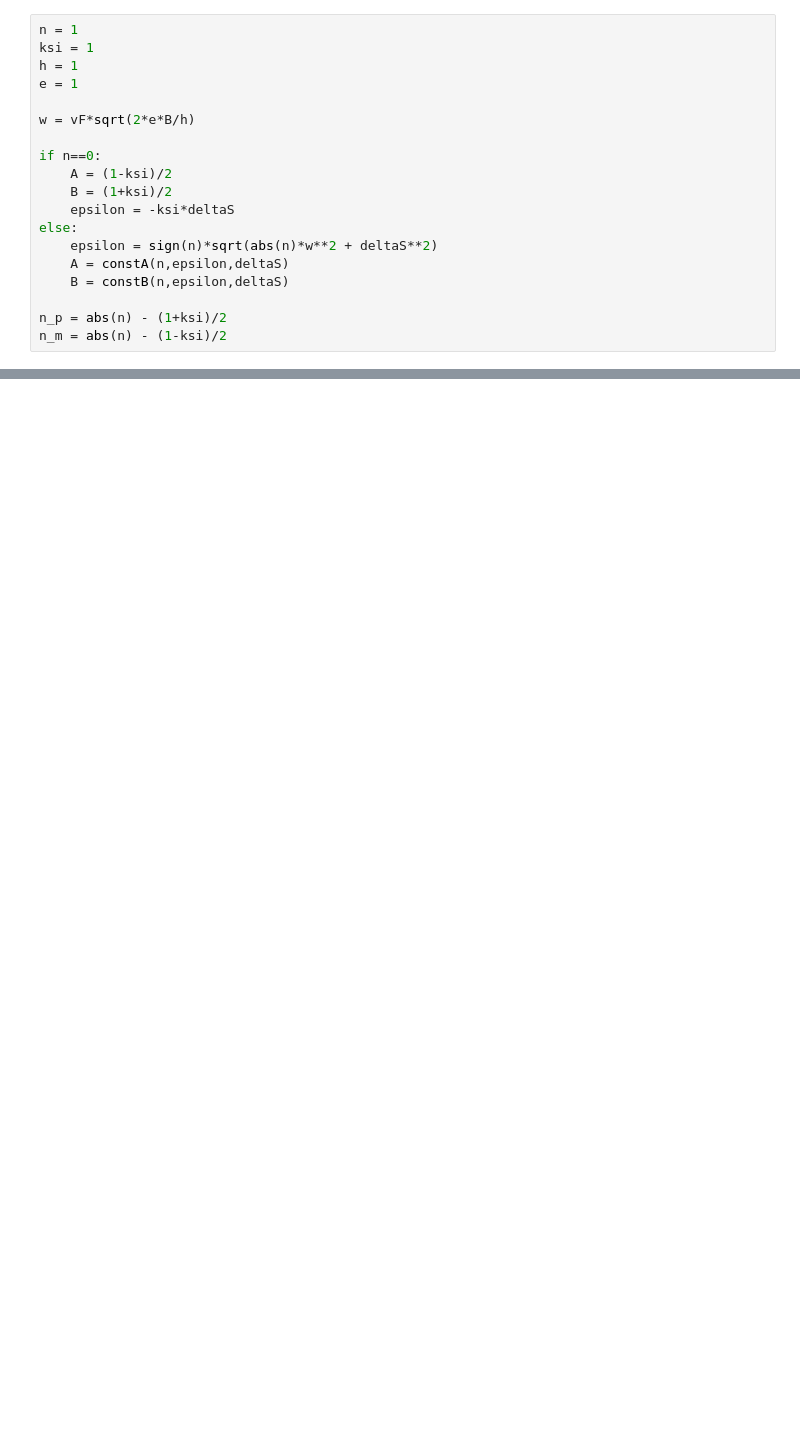
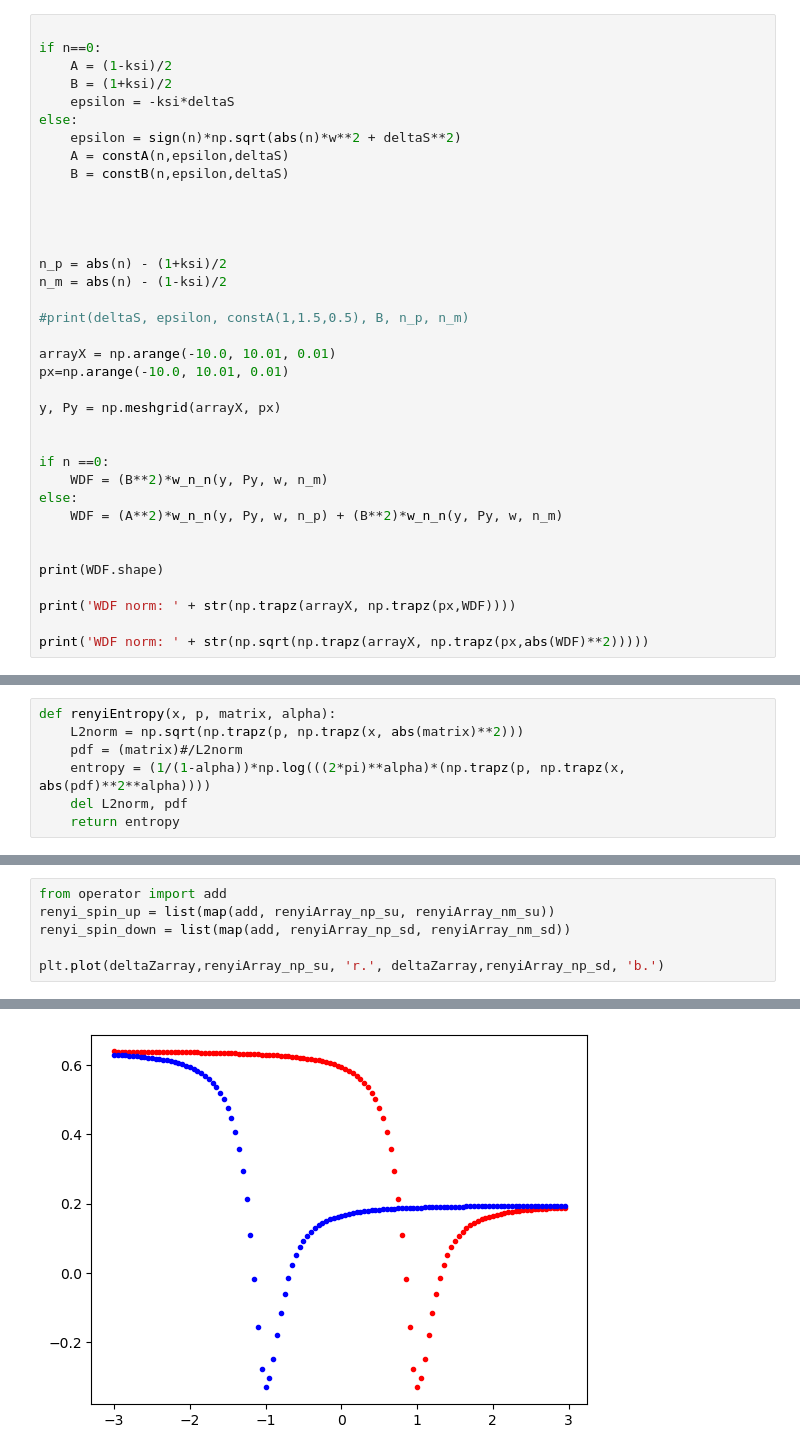
Before and after one commit to mkalka/wigner-2d-topo, a Jupyter notebook: wigner-silicene.ipynb, the cells around one changed output, grey strips where cells are left out. Saved outputs shown, nothing was run; the diff lists cells and outputs as text; blank space fills up the shorter version.

```diff
--- a/wigner-silicene.ipynb
+++ b/wigner-silicene.ipynb
@@ -38,19 +56,36 @@ def constB(n, epsilon, deltaS):
 # %%
-n = 1
-ksi = 1
-h = 1
-e = 1
-
-w = vF*sqrt(2*e*B/h)
 
 if n==0:
     A = (1-ksi)/2
     B = (1+ksi)/2
     epsilon = -ksi*deltaS
 else:
-    epsilon = sign(n)*sqrt(abs(n)*w**2 + deltaS**2)
+    epsilon = sign(n)*np.sqrt(abs(n)*w**2 + deltaS**2)
     A = constA(n,epsilon,deltaS)
     B = constB(n,epsilon,deltaS)
 
+
+
+
 n_p = abs(n) - (1+ksi)/2
 n_m = abs(n) - (1-ksi)/2
+
+#print(deltaS, epsilon, constA(1,1.5,0.5), B, n_p, n_m)
+
+arrayX = np.arange(-10.0, 10.01, 0.01)
+px=np.arange(-10.0, 10.01, 0.01)
+
+y, Py = np.meshgrid(arrayX, px)
+
+
+if n ==0:
+    WDF = (B**2)*w_n_n(y, Py, w, n_m)
+else:
+    WDF = (A**2)*w_n_n(y, Py, w, n_p) + (B**2)*w_n_n(y, Py, w, n_m)
+
+
+print(WDF.shape)
+
+print('WDF norm: ' + str(np.trapz(arrayX, np.trapz(px,WDF))))
+
+print('WDF norm: ' + str(np.sqrt(np.trapz(arrayX, np.trapz(px,abs(WDF)**2)))))
@@ -56,0 +96,7 @@ n_m = abs(n) - (1-ksi)/2
+# %%
+def renyiEntropy(x, p, matrix, alpha):
+    L2norm = np.sqrt(np.trapz(p, np.trapz(x, abs(matrix)**2)))
+    pdf = (matrix)#/L2norm
+    entropy = (1/(1-alpha))*np.log(((2*pi)**alpha)*(np.trapz(p, np.trapz(x, abs(pdf)**2**alpha))))
+    del L2norm, pdf
+    return entropy
@@ -56,0 +216,7 @@ n_m = abs(n) - (1-ksi)/2
+# %%
+from operator import add
+renyi_spin_up = list(map(add, renyiArray_np_su, renyiArray_nm_su))
+renyi_spin_down = list(map(add, renyiArray_np_sd, renyiArray_nm_sd))
+
+plt.plot(deltaZarray,renyiArray_np_su, 'r.', deltaZarray,renyiArray_np_sd, 'b.')
+# %% [output]
@@ -56,0 +225 @@ n_m = abs(n) - (1-ksi)/2
+[figure, added]
```
Also changed, not shown: parts of 7 cells of this notebook.
